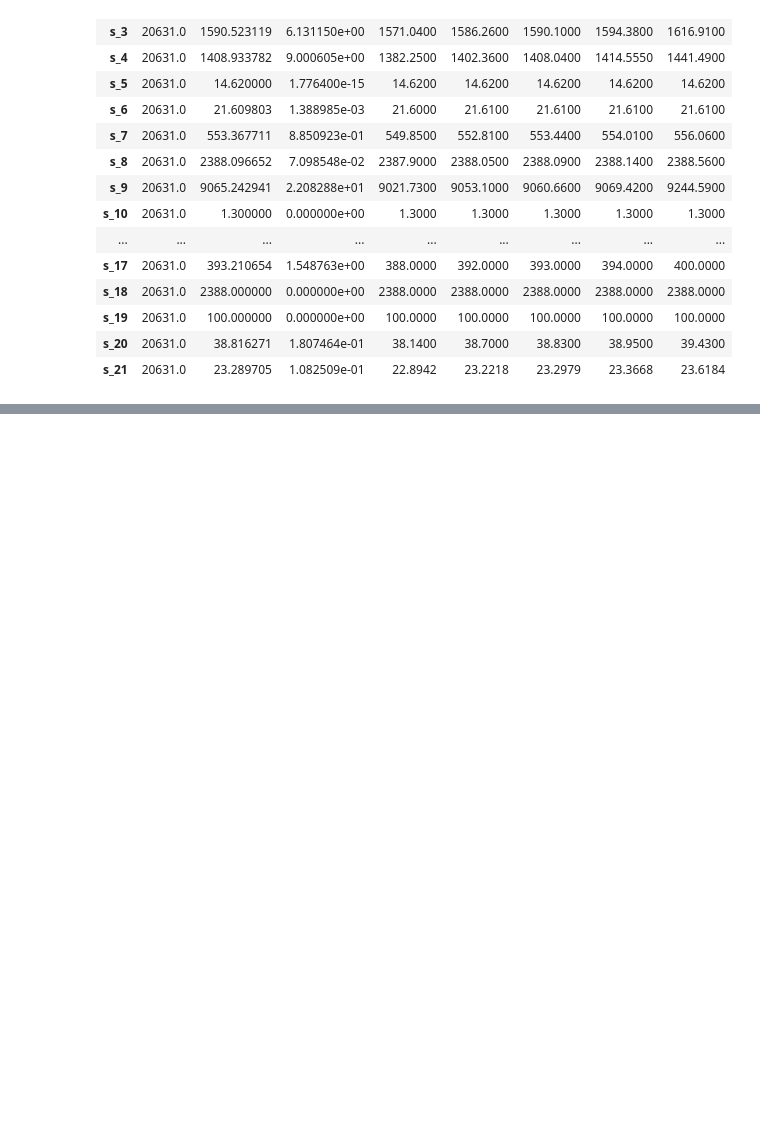
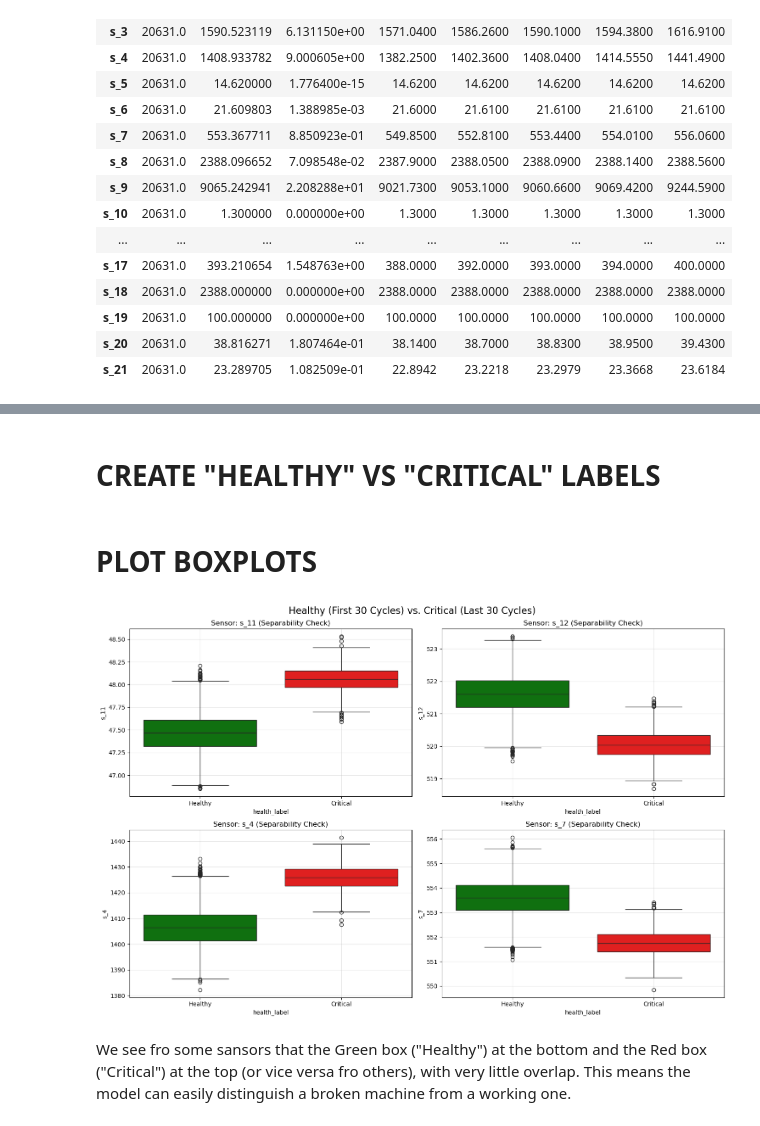
Before and after one commit to AlilouZohair01/Predictive-Maintenance-Failure-Forecasting-System-, a Jupyter notebook: main.ipynb, the cells around one changed output, grey strips where cells are left out. Drawn from its saved outputs; the diff is of its cells as text; code cells hidden in the pictures; blank space fills up the shorter version.

```diff
--- a/main.ipynb
+++ b/main.ipynb
@@ -215,0 +353,3 @@ train.loc[:, "s_1":].describe().transpose()
+# %%
+# We want to see which sensors move as 'time_cycles' increases
+corre_with_tim = df_sensors.corrwith(df_sensors['time_cycles']).sort_values(ascending=False)
@@ -215,0 +377,47 @@ train.loc[:, "s_1":].describe().transpose()
+# %%
+best_sensor = corre_with_tim.index[1]
+worst_sensor = corre_with_tim.index[-1]
+# %% [markdown]
+# CREATE "HEALTHY" VS "CRITICAL" LABELS
+# %%
+def assign_health_label(engine_df):
+    max_life = engine_df['time_cycles'].max()
+
+    labels =[]
+    for cycle in engine_df['time_cycles']:
+        if cycle >= max_life - 15:
+            labels.append('Critical')
+        elif cycle <= max_life - 30:
+            labels.append('Healthy')
+        else:
+                labels.append('Transition')
+
+    engine_df['health_label'] = labels
+    return engine_df
+# %%
+# Apply this logic to every unit
+df_labeled = df_clean.groupby('unit_number', group_keys=False).apply(assign_health_label)
+# %% [markdown]
+# PLOT BOXPLOTS
+# %%
+# Filter out the "Transition" phase to get clean separation plots
+df_plot = df_labeled[df_labeled['health_label'] != 'Transition']
+
+# We will plot the top 4 most responsive sensors
+top_sensors = [best_sensor, worst_sensor, corre_with_tim.index[2], corre_with_tim.index[-2]]
+
+plt.figure(figsize=(15, 10))
+plt.suptitle('Healthy (First 30 Cycles) vs. Critical (Last 30 Cycles)', fontsize=16)
+
+for i, sensor in enumerate(top_sensors):
+    plt.subplot(2, 2, i+1)
+    sns.boxplot(x='health_label', y=sensor, data=df_plot, palette={'Healthy': 'green', 'Critical': 'red'})
+    plt.title(f'Sensor: {sensor} (Separability Check)')
+    plt.grid(True, alpha=0.3)
+
+plt.tight_layout()
+plt.show()
+# %% [output]
+[figure, added]
+# %% [markdown]
+We see fro some sansors that the Green box ("Healthy") at the bottom and the Red box ("Critical") at the top (or vice versa fro others), with very little overlap. This means the model can easily distinguish a broken machine from a working one.
```
Also changed, not shown: parts of 25 cells of this notebook, 6 other files.
